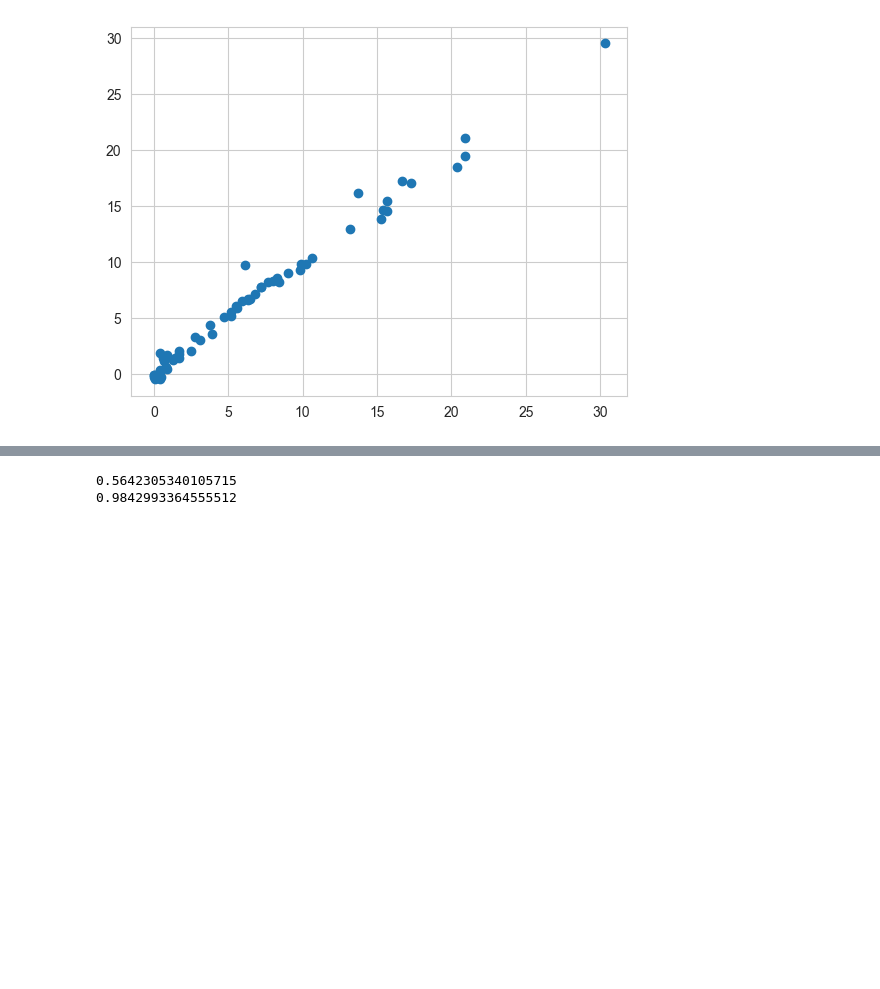
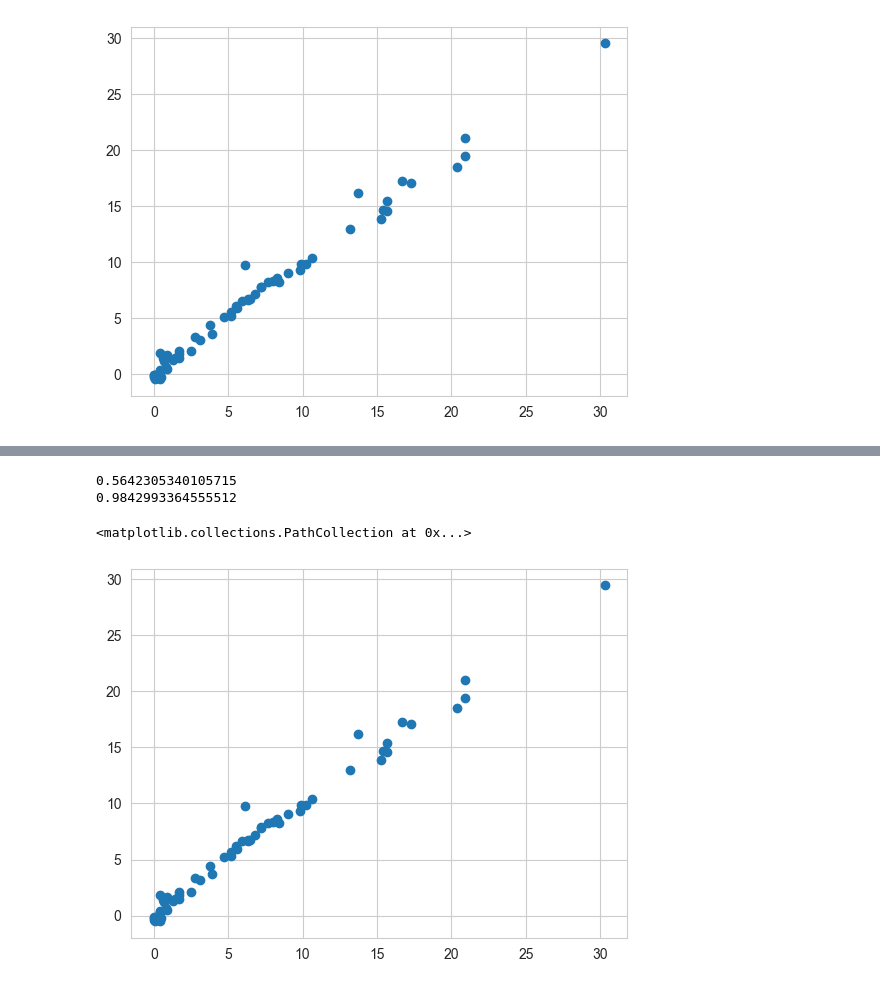
Before and after one commit to Sumit-Avasthi/Machine-Learning, a Jupyter notebook: Project_0.ipynb, the cells around one changed output, grey strips where cells are left out. Drawn from its saved outputs; the diff is of its cells as text; code cells hidden in the pictures; blank space fills up the shorter version.

```diff
--- a/Project_0.ipynb
+++ b/Project_0.ipynb
@@ -563,10 +567,13 @@ print(r2_score(y_test,lasso.predict(X_test)))
 # %%
 from sklearn.linear_model import Ridge
 from sklearn.metrics import mean_absolute_error,r2_score
 ridge = Ridge()
 ridge.fit(X_train,y_train)
 print(mean_absolute_error(y_test,ridge.predict(X_test)))
 print(r2_score(y_test,ridge.predict(X_test)))
+plt.scatter(y_test,ridge.predict(X_test))
 # %% [output]
 0.5642305340105715
 0.9842993364555512
+<matplotlib.collections.PathCollection at 0x...>
+[figure, added]
```
Also changed, not shown: parts of 2 cells of this notebook.
